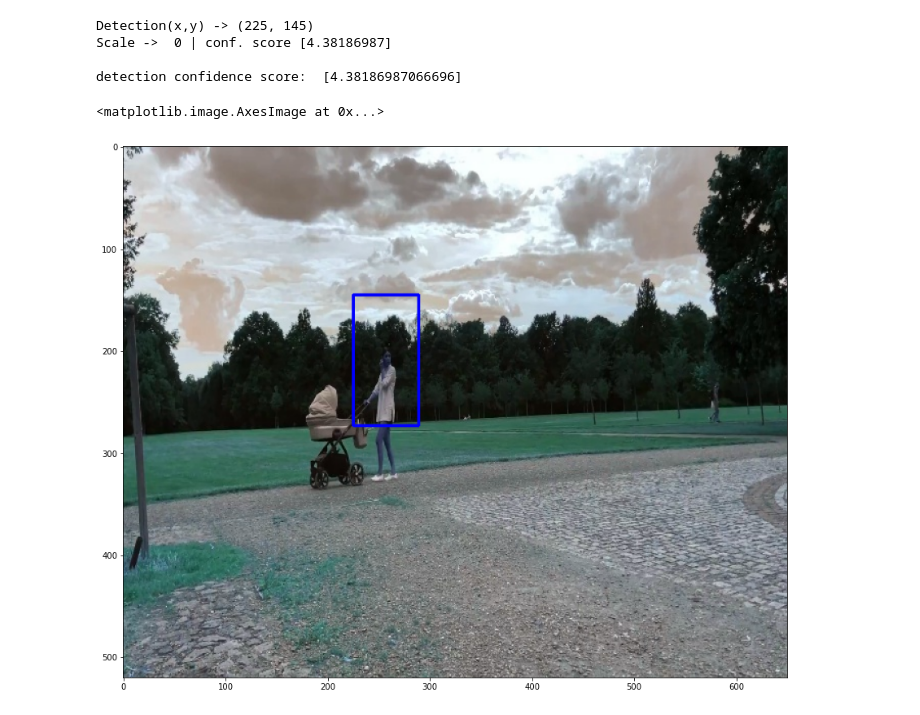
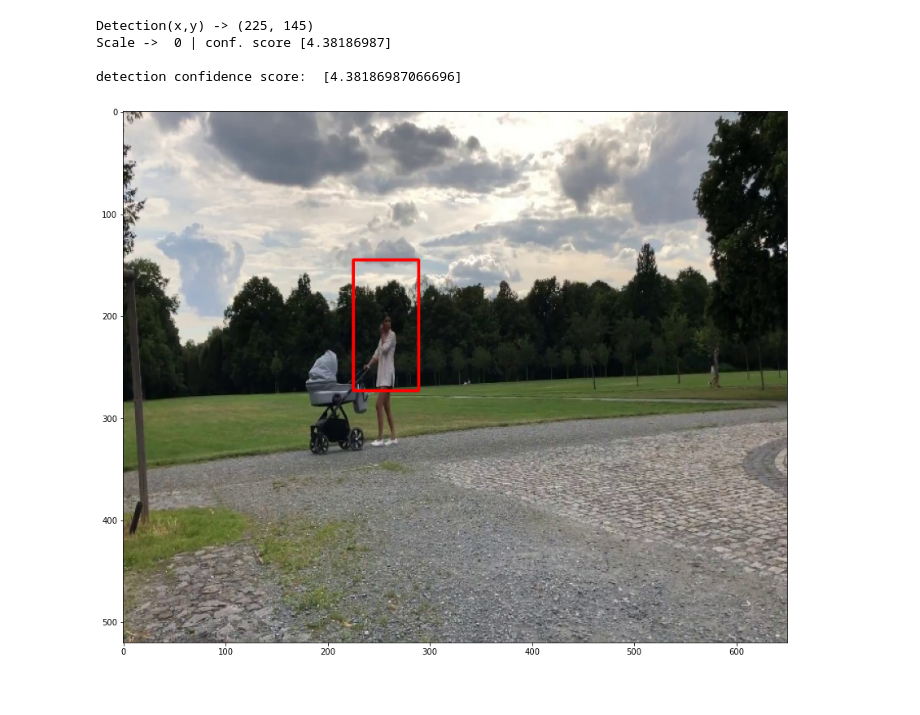
Before and after one commit to kleckaa/person_detection, a Jupyter notebook: HOG_SVM/HOG_test.ipynb, the cells around one changed output. Cells and saved outputs as stored; diff of their text form; code cells hidden in the pictures.

```diff
--- a/HOG_SVM/HOG_test.ipynb
+++ b/HOG_SVM/HOG_test.ipynb
@@ -85,9 +85,13 @@ Detection(x,y) -> (225, 145)
 Scale ->  0 | conf. score [4.38186987]
 
 detection confidence score:  [4.38186987066696]
-# %%
-plt.figure(figsize=(20,12))
-plt.imshow(img_copo)
-# %% [output]
-<matplotlib.image.AxesImage at 0x...>
-[figure, removed]
+# %%
+fig = plt.figure(figsize=(20,12))
+
+im_bgr = cv2.cvtColor(img_copo, cv2.COLOR_RGB2BGR)
+
+plt.imshow(im_bgr)
+
+fig.savefig('test_images/test.jpg')
+# %% [output]
+[figure, added]
```
Also changed, not shown: parts of 1 cell of this notebook, 1 other file.
